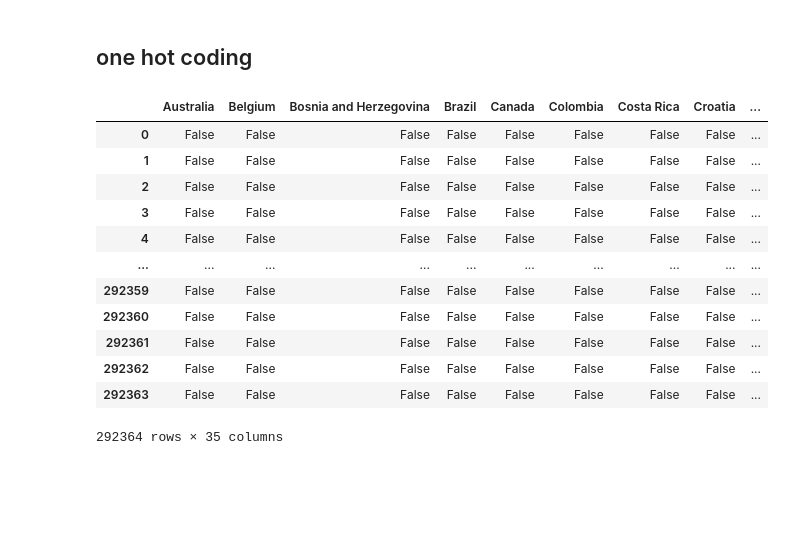
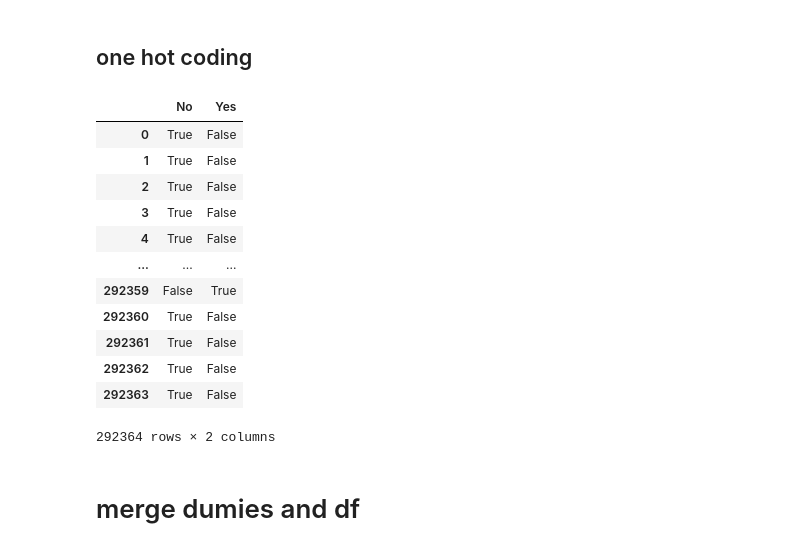
Before and after one commit to Haakam/python, a Jupyter notebook: EDA on m_H_D.ipynb, the cells around one changed output. Cells and saved outputs as stored; diff of their text form; code cells hidden in the pictures; blank space fills up the shorter version.

```diff
--- a/EDA on m_H_D.ipynb
+++ b/EDA on m_H_D.ipynb
@@ -28,3 +51,7 @@ df.head()
+# %%
+df=df.drop(columns=['Mood_Swings'],axis=1)
+df=df.drop(columns=['Social_Weakness'],axis=1)
+df=df.drop(columns=['Work_Interest'],axis=1)
 # %%
 df.columns
 # %% [output]
@@ -149,6 +214,7 @@ Name: count, dtype: int64
 from sklearn import preprocessing
 le=preprocessing.LabelEncoder()
 df['Gender']=le.fit_transform(df.Gender.values)
+df['Timestamp']=le.fit_transform(df['Timestamp'])
 # %%
 df.Gender.value_counts()
 # %% [output]
@@ -159,19 +225,21 @@ Name: count, dtype: int64
 # %% [markdown]
 ## one hot coding
 # %%
-one_hot=pd.get_dummies(df['Country'])
-one_hot
+dumies=pd.get_dummies(df.self_employed)
+dumies
 # %% [output]
-|  | Australia | Belgium | Bosnia and Herzegovina | Brazil | Canada | Colombia | Costa Rica | Croatia | ... |
-| 0 | False | False | False | False | False | False | False | False | ... |
-| 1 | False | False | False | False | False | False | False | False | ... |
-| 2 | False | False | False | False | False | False | False | False | ... |
-| 3 | False | False | False | False | False | False | False | False | ... |
-| 4 | False | False | False | False | False | False | False | False | ... |
-| ... | ... | ... | ... | ... | ... | ... | ... | ... | ... |
-| 292359 | False | False | False | False | False | False | False | False | ... |
-| 292360 | False | False | False | False | False | False | False | False | ... |
-| 292361 | False | False | False | False | False | False | False | False | ... |
-| 292362 | False | False | False | False | False | False | False | False | ... |
-| 292363 | False | False | False | False | False | False | False | False | ... |
+|  | No | Yes |
+| 0 | True | False |
+| 1 | True | False |
+| 2 | True | False |
+| 3 | True | False |
+| 4 | True | False |
+| ... | ... | ... |
+| 292359 | False | True |
+| 292360 | True | False |
+| 292361 | True | False |
+| 292362 | True | False |
+| 292363 | True | False |
-292364 rows × 35 columns
+292364 rows × 2 columns
+# %% [markdown]
+# merge dumies and df
```
Also changed, not shown: parts of 19 cells of this notebook.
